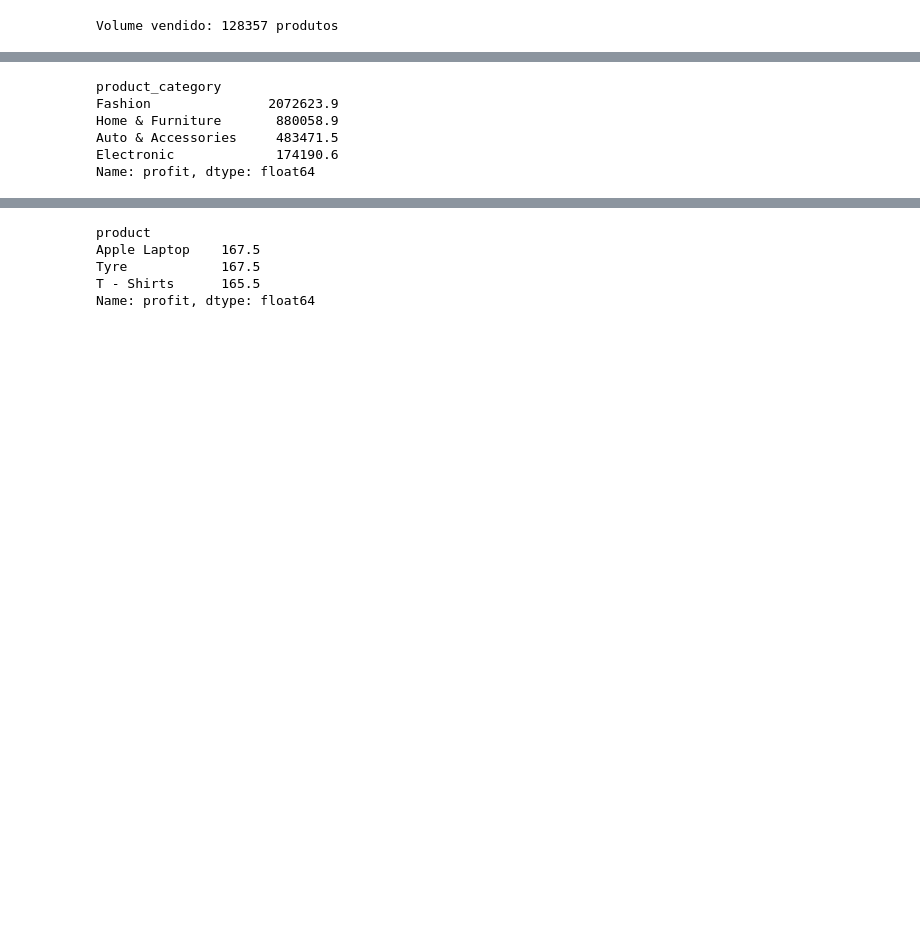
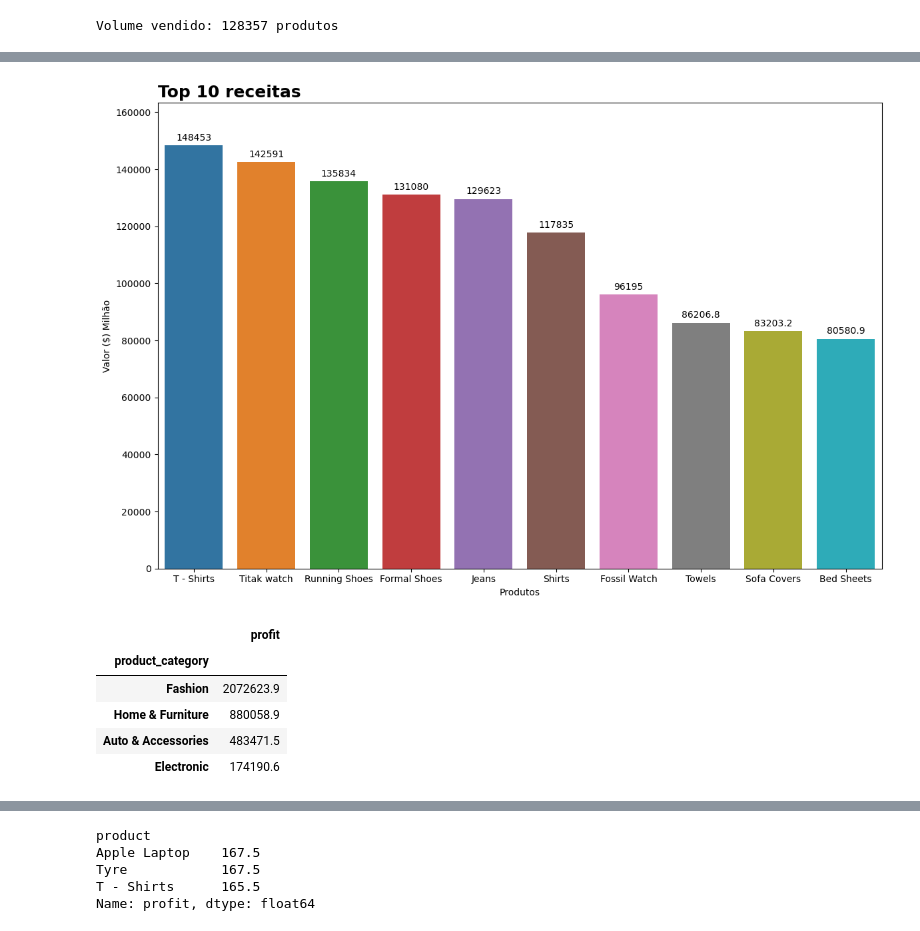
Before and after one commit to JacksonvBarbosa/america_ecommerce, a Jupyter notebook: notebook/03_eda/exploratory_analysis.ipynb, the cells around one changed output, grey strips where cells are left out. Saved outputs shown, nothing was run; the diff lists cells and outputs as text; code cells hidden in the pictures; blank space fills up the shorter version.

```diff
--- a/notebook/03_eda/exploratory_analysis.ipynb
+++ b/notebook/03_eda/exploratory_analysis.ipynb
@@ -57,7 +61,7 @@ from visualization.distribution_charts import grafico_boxplot, grafico_distribui
 # Ingestão dos dados
 # %%
 input_path = 'file_exploration.csv'
-df = load_from_csv_processed(input_path, parse_dates=['order_date'])
+df = extract_csv_processed(input_path, parse_dates=['order_date'])
 df
 # %% [output]
 |  | order_date | time | lead_time | customer_id | gender | device_type | customer_login_type | ... |
@@ -255,5 +259,6 @@ print(f'Volume vendido: {df["quantity"].sum()} produtos')
 Volume vendido: 128357 produtos
 # %%
 # Top 10 produtos por receita
-df.groupby('product')['total_gross_revenue'].sum().sort_values(ascending=False).head(10)
+top10_rgr = pd.DataFrame(df.groupby('product')['total_gross_revenue'].sum().sort_values(ascending=False).reset_index().head(10))
+top10_rgr
 # %% [output]
@@ -272,10 +288,16 @@ Name: total_gross_revenue, dtype: float64
+# %%
+# Gráfico de barra
+grafico_barra(top10_rgr, x= top10_rgr['product'], y= top10_rgr['total_gross_revenue']/10, hue= top10_rgr['product'], titulo='Top 10 receitas', xlabel='Produtos', ylabel='Valor ($) Milhão')
+# %% [output]
+[figure, added]
 # %%
-# Top  categorias por lucro
-df.groupby('product_category')['profit'].sum().sort_values(ascending=False).head(5)
+# categorias por lucro
+top_cat_prof = pd.DataFrame(df.groupby('product_category')['profit'].sum().sort_values(ascending=False).head(5))
+top_cat_prof
 # %% [output]
-product_category
-Fashion               2072623.9
-Home & Furniture       880058.9
-Auto & Accessories     483471.5
-Electronic             174190.6
-Name: profit, dtype: float64
+|  | profit |
+| product_category |  |
+| Fashion | 2072623.9 |
+| Home & Furniture | 880058.9 |
+| Auto & Accessories | 483471.5 |
+| Electronic | 174190.6 |
```
Also changed, not shown: parts of 24 cells of this notebook, 14 other files.
